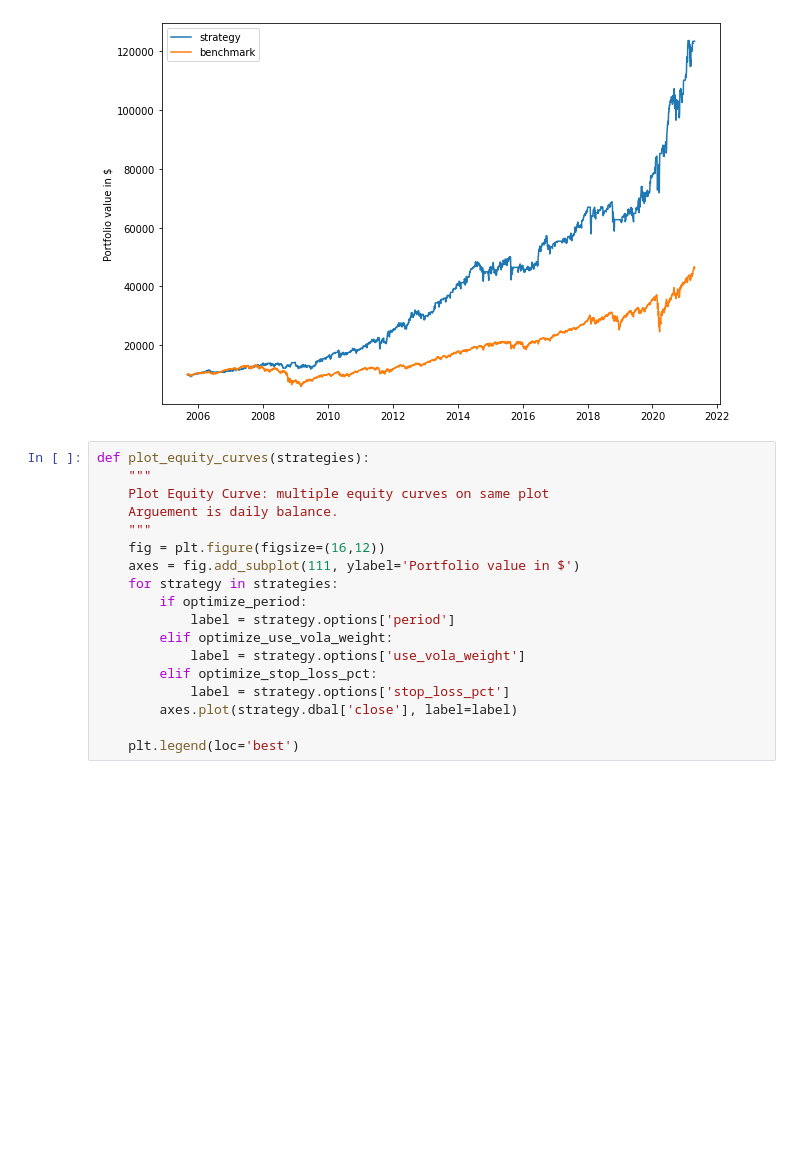
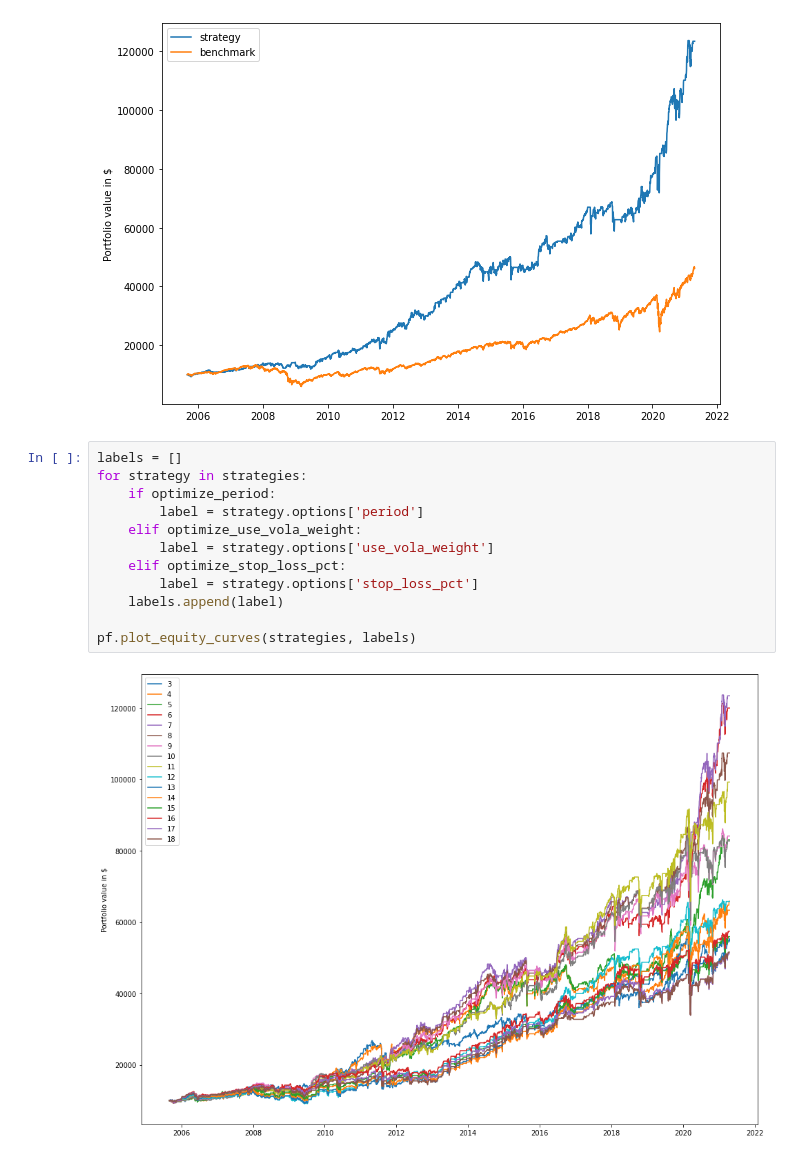
Before and after one commit to fja05680/pinkfish, a Jupyter notebook: examples/240.double-7s-portfolio/optimize.ipynb, the cells around one changed output. Drawn from its saved outputs; the diff is of its cells as text; blank space fills up the shorter version.

```diff
--- a/examples/240.double-7s-portfolio/optimize.ipynb
+++ b/examples/240.double-7s-portfolio/optimize.ipynb
@@ -165,20 +165,16 @@ pf.plot_equity_curve(strategies[Y].dbal, benchmark=benchmark.dbal)
 # %% [output]
 [figure]
 # %%
-def plot_equity_curves(strategies):
-    """
-    Plot Equity Curve: multiple equity curves on same plot
-    Arguement is daily balance.
-    """
-    fig = plt.figure(figsize=(16,12))
-    axes = fig.add_subplot(111, ylabel='Portfolio value in $')
-    for strategy in strategies:
-        if optimize_period:
-            label = strategy.options['period']
-        elif optimize_use_vola_weight:
-            label = strategy.options['use_vola_weight']
-        elif optimize_stop_loss_pct:
-            label = strategy.options['stop_loss_pct']
-        axes.plot(strategy.dbal['close'], label=label)
+labels = []
+for strategy in strategies:
+    if optimize_period:
+        label = strategy.options['period']
+    elif optimize_use_vola_weight:
+        label = strategy.options['use_vola_weight']
+    elif optimize_stop_loss_pct:
+        label = strategy.options['stop_loss_pct']
+    labels.append(label)
 
-    plt.legend(loc='best')
+pf.plot_equity_curves(strategies, labels)
+# %% [output]
+[figure, added]
```
Also changed, not shown: parts of 1 cell of this notebook, 8 other files.
